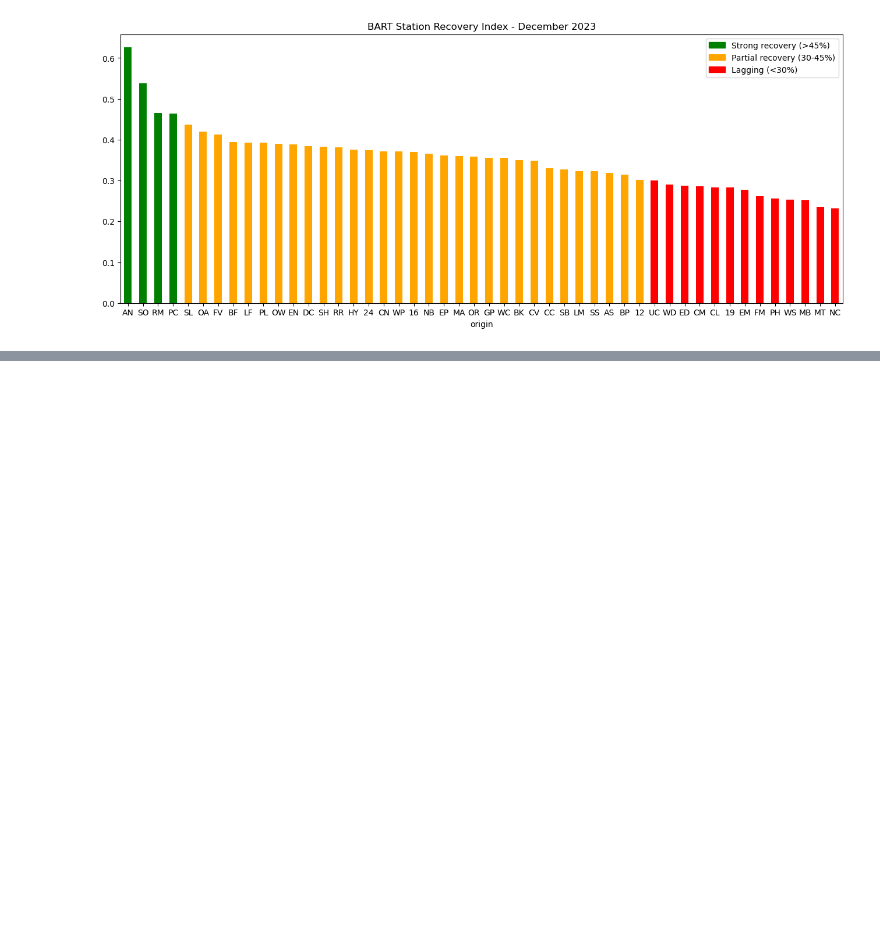
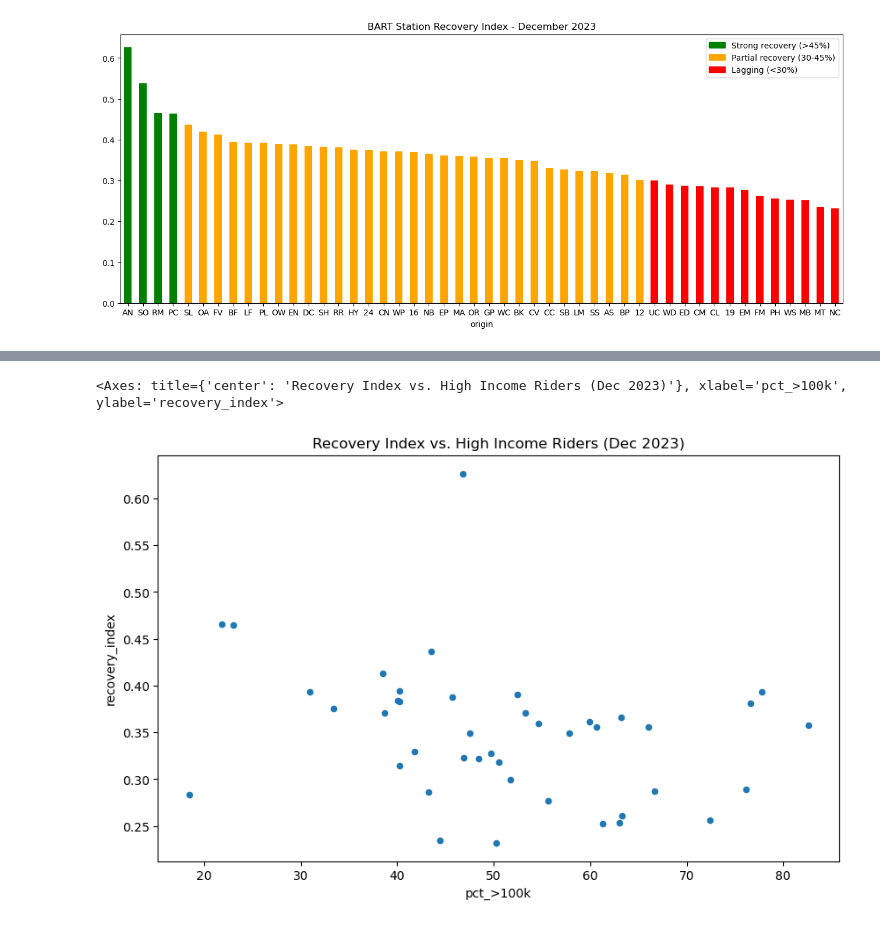
Before and after one commit to Shiv0406/BartProj, a Jupyter notebook: data-exploration.ipynb, the cells around one changed output, grey strips where cells are left out. Cells and saved outputs as stored; diff of their text form; code cells hidden in the pictures; blank space fills up the shorter version.

```diff
--- a/data-exploration.ipynb
+++ b/data-exploration.ipynb
@@ -735,0 +852,19 @@ plt.show()
+# %%
+name_mapping = {
+    'Pittsburg / Bay Point': 'Pittsburg/Bay Point',
+    'North Concord / Martinez': 'North Concord',
+    'Pleasant Hill / Contra Costa Centre': 'Pleasant Hill',
+    'Berryessa / North San Jose': 'Berryessa / North San José',
+    'Dublin / Pleasanton': 'Dublin/Pleasanton',
+    'Bay Fair': 'Bayfair',
+    '16th Street / Mission': '16th Street Mission',
+    'Civic Center / UN Plaza': 'Civic Center',
+    'Downtown Berkeley': 'Berkeley',
+    'El Cerrito del Norte': 'El Cerrito Del Norte',
+    '24th Street / Mission': '24th Street Mission',
+    'North Berkeley alt': 'North Berkeley',
+    'West Dublin / Pleasanton': 'West Dublin/Pleasanton',
+    'Warm Springs / South Fremont': 'Warm Springs'
+}
+
+station_profile_df['Entry Station'] = station_profile_df['Entry Station'].replace(name_mapping)
@@ -735,0 +889,7 @@ plt.show()
+# %%
+profile_with_codes = station_profile_df.merge(
+    stations,
+    left_on = "Entry Station",
+    right_on = "Station Name"
+)
+profile_with_codes.head()
@@ -735,0 +903,7 @@ plt.show()
+# %%
+phase4_df = recovery_df.merge(
+    profile_with_codes,
+    left_on='origin',
+    right_on='Two-Letter Station Code'
+)
+phase4_df.head()
@@ -735,0 +917,3 @@ plt.show()
+# %%
+station_recovery_2023 = phase4_df[phase4_df['month'] == '2023-12'].copy()
+station_recovery_2023.head()
@@ -735,0 +927,11 @@ plt.show()
+# %%
+station_recovery_2023.plot(
+    x='pct_>100k',
+    y='recovery_index',
+    kind='scatter',
+    figsize=(10, 6),
+    title='Recovery Index vs. High Income Riders (Dec 2023)'
+)
+# %% [output]
+<Axes: title={'center': 'Recovery Index vs. High Income Riders (Dec 2023)'}, xlabel='pct_>100k', ylabel='recovery_index'>
+[figure, added]
```
Also changed, not shown: parts of 33 cells of this notebook.
